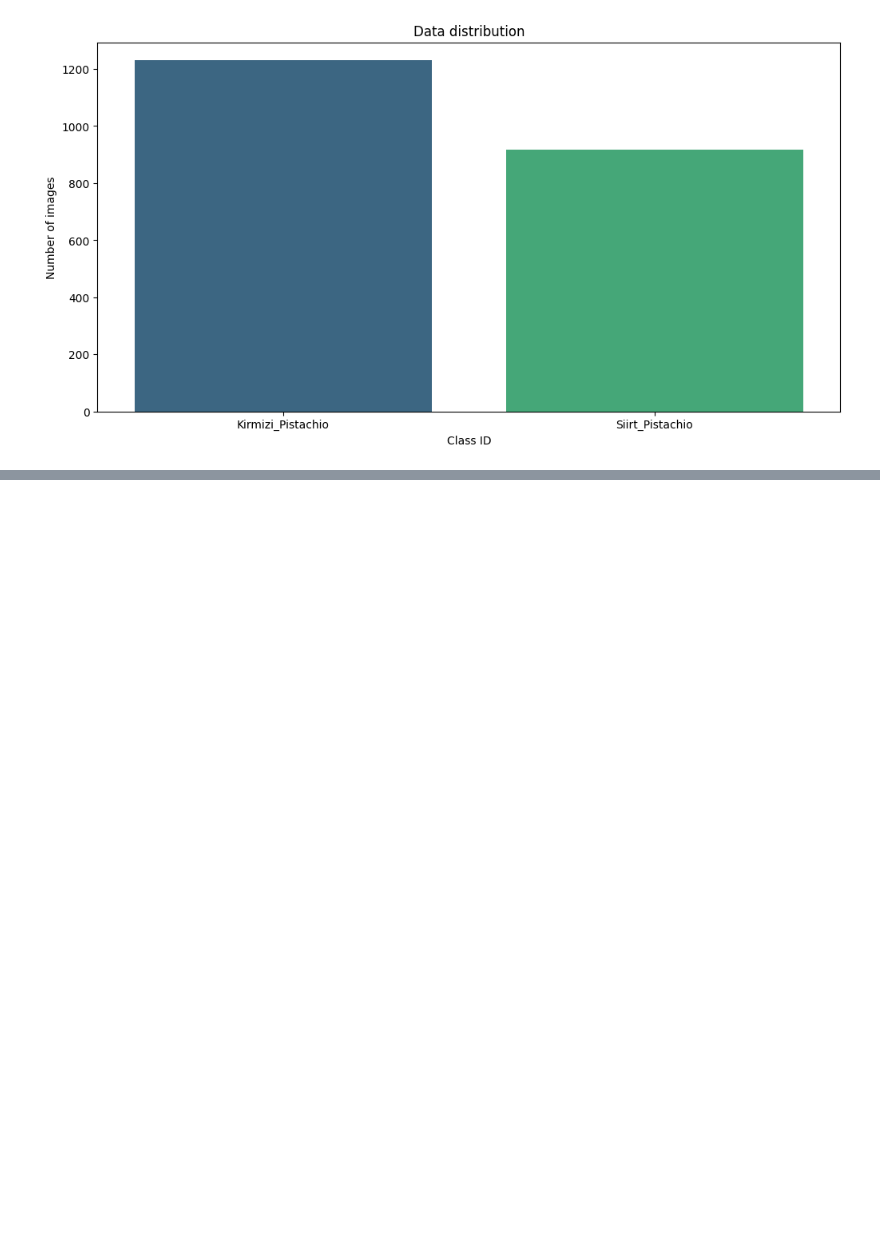
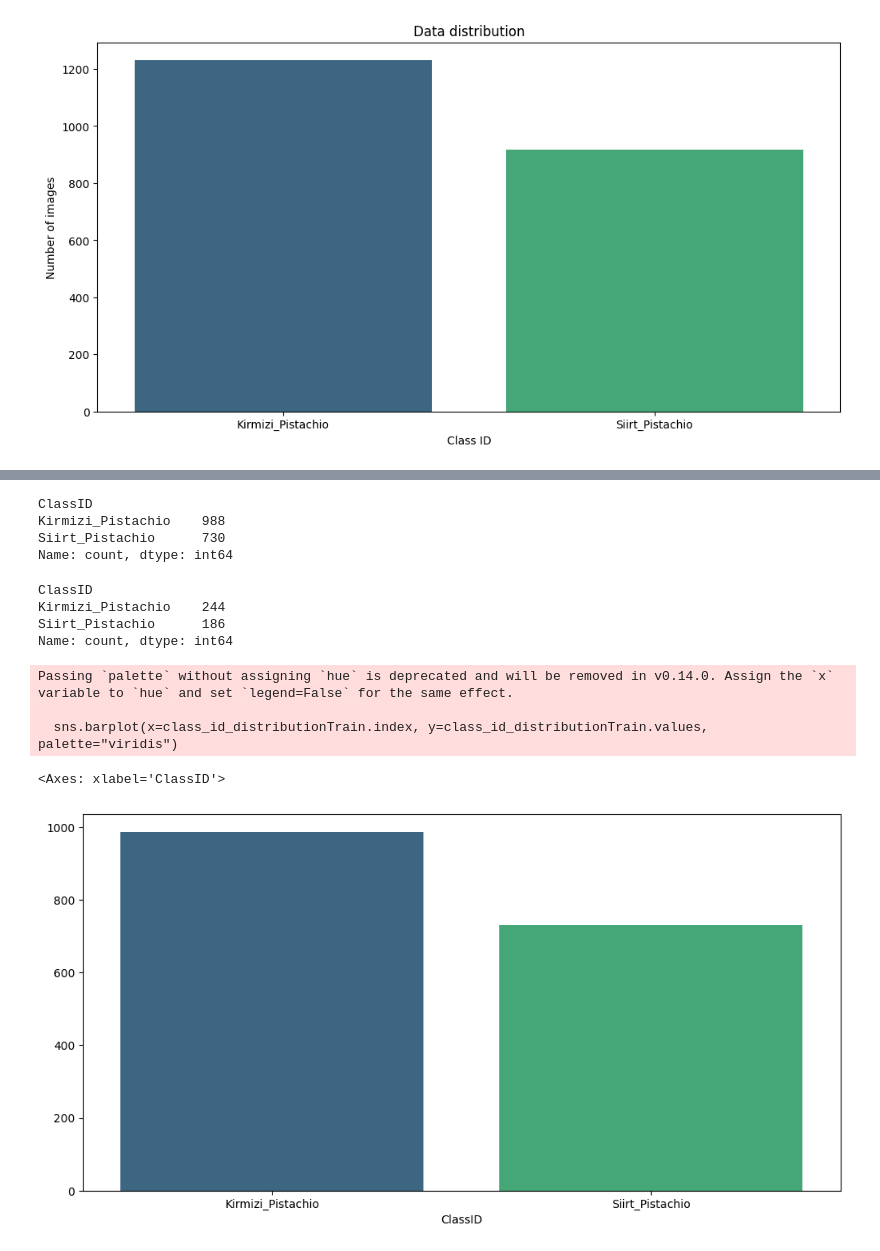
Before and after one commit to mynamescheff/all-projects, a Jupyter notebook: vislearn/pista/model.ipynb, the cells around one changed output, grey strips where cells are left out. Saved outputs shown, nothing was run; the diff lists cells and outputs as text; code cells hidden in the pictures; blank space fills up the shorter version.

```diff
--- a/vislearn/pista/model.ipynb
+++ b/vislearn/pista/model.ipynb
@@ -121,0 +119,28 @@ ModuleNotFoundError: No module named 'sklearn'
+# %%
+#train data distribution
+class_id_distributionTrain = train_df['ClassID'].value_counts()
+class_id_distributionTrain.head(10)
+# %% [output]
+ClassID
+Kirmizi_Pistachio    988
+Siirt_Pistachio      730
+Name: count, dtype: int64
+# %%
+#test data distribution
+class_id_distributionTest = test_df['ClassID'].value_counts()
+class_id_distributionTest.head(10)
+# %% [output]
+ClassID
+Kirmizi_Pistachio    244
+Siirt_Pistachio      186
+Name: count, dtype: int64
+# %%
+# Create a bar plot using Seaborn
+plt.figure(figsize=(12, 6))
+sns.barplot(x=class_id_distributionTrain.index, y=class_id_distributionTrain.values, palette="viridis")
+# %% [output]
+Passing `palette` without assigning `hue` is deprecated and will be removed in v0.14.0. Assign the `x` variable to `hue` and set `legend=False` for the same effect.
+
+  sns.barplot(x=class_id_distributionTrain.index, y=class_id_distributionTrain.values, palette="viridis")
+<Axes: xlabel='ClassID'>
+[figure, added]
```
Also changed, not shown: parts of 8 cells of this notebook, 1 other file.
